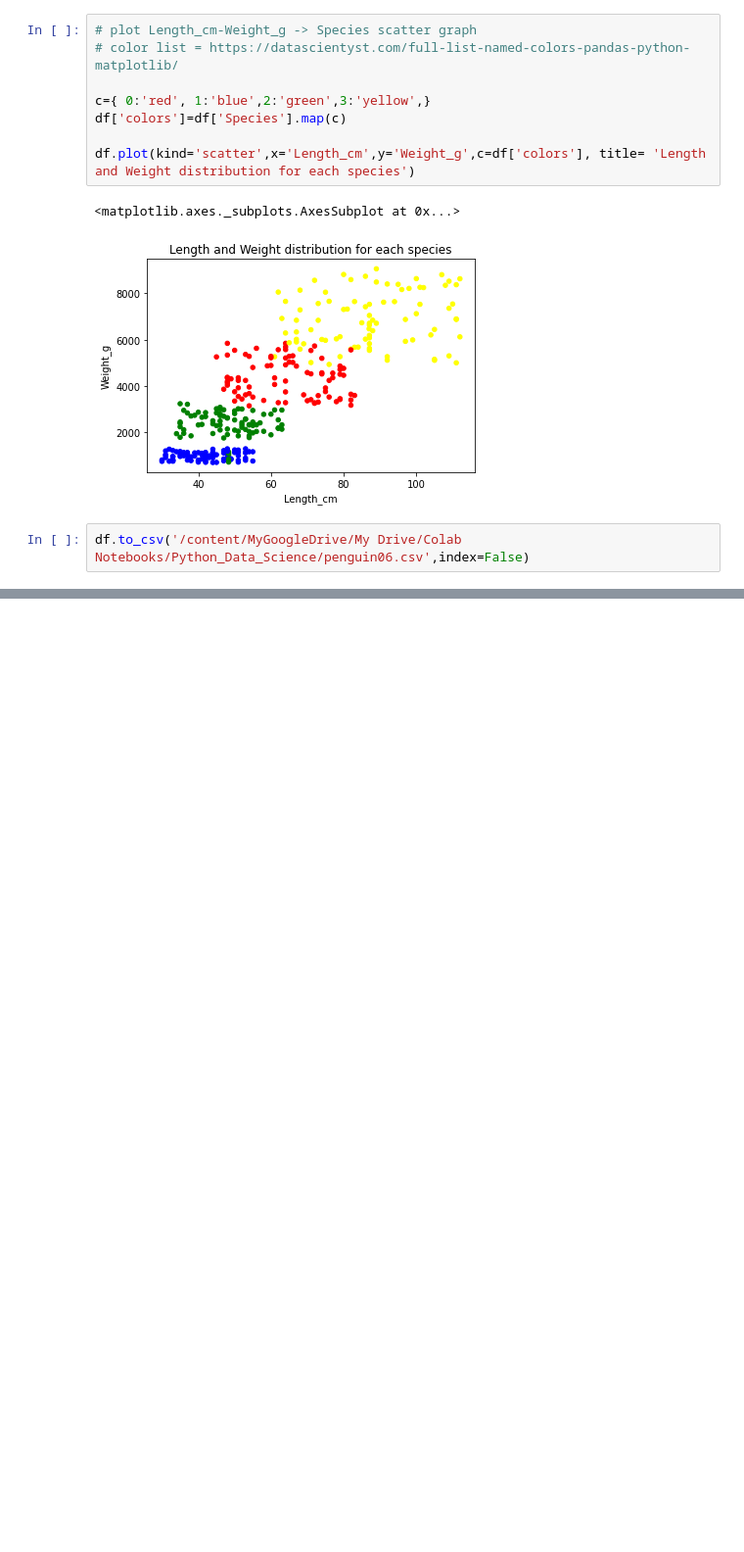
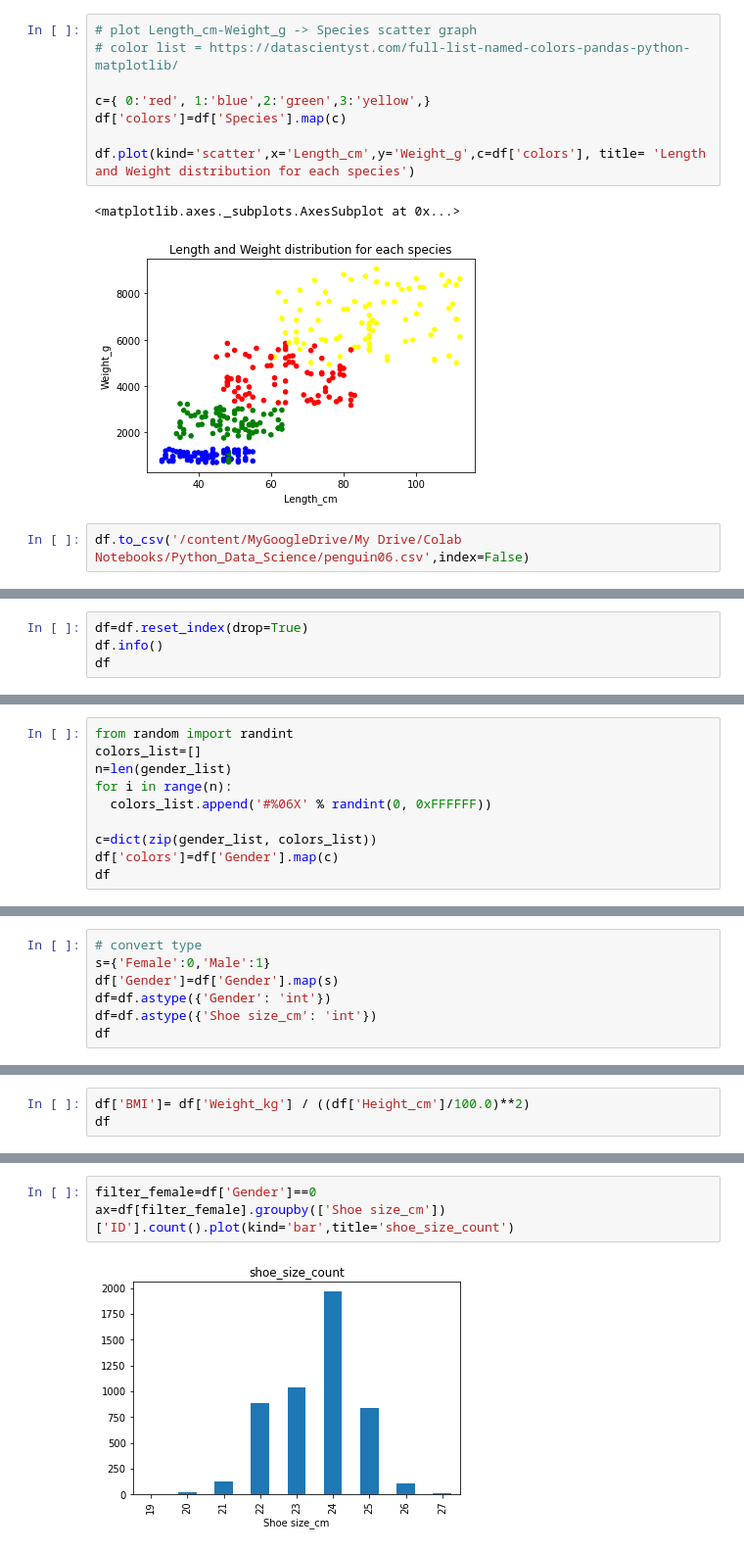
Before and after one commit to Hero0963/data-science-, a Jupyter notebook: data_science_ch06.ipynb, the cells around one changed output, grey strips where cells are left out. Shown: that part at 98% size. Cells and saved outputs as stored; diff of their text form; blank space fills up the shorter version.

```diff
--- a/data_science_ch06.ipynb
+++ b/data_science_ch06.ipynb
@@ -133,0 +246,4 @@ df.to_csv('/content/MyGoogleDrive/My Drive/Colab Notebooks/Python_Data_Science/p
+# %%
+df=df.reset_index(drop=True)
+df.info()
+df
@@ -133,0 +276,10 @@ df.to_csv('/content/MyGoogleDrive/My Drive/Colab Notebooks/Python_Data_Science/p
+# %%
+from random import randint
+colors_list=[]
+n=len(gender_list)
+for i in range(n):
+  colors_list.append('#%06X' % randint(0, 0xFFFFFF))
+
+c=dict(zip(gender_list, colors_list))
+df['colors']=df['Gender'].map(c)
+df
@@ -133,0 +300,7 @@ df.to_csv('/content/MyGoogleDrive/My Drive/Colab Notebooks/Python_Data_Science/p
+# %%
+# convert type
+s={'Female':0,'Male':1}
+df['Gender']=df['Gender'].map(s)
+df=df.astype({'Gender': 'int'})
+df=df.astype({'Shoe size_cm': 'int'})
+df
@@ -133,0 +321,3 @@ df.to_csv('/content/MyGoogleDrive/My Drive/Colab Notebooks/Python_Data_Science/p
+# %%
+df['BMI']= df['Weight_kg'] / ((df['Height_cm']/100.0)**2)
+df
@@ -133,0 +338,5 @@ df.to_csv('/content/MyGoogleDrive/My Drive/Colab Notebooks/Python_Data_Science/p
+# %%
+filter_female=df['Gender']==0
+ax=df[filter_female].groupby(['Shoe size_cm'])['ID'].count().plot(kind='bar',title='shoe_size_count')
+# %% [output]
+[figure, added]
```
Also changed, not shown: parts of 13 cells of this notebook.
